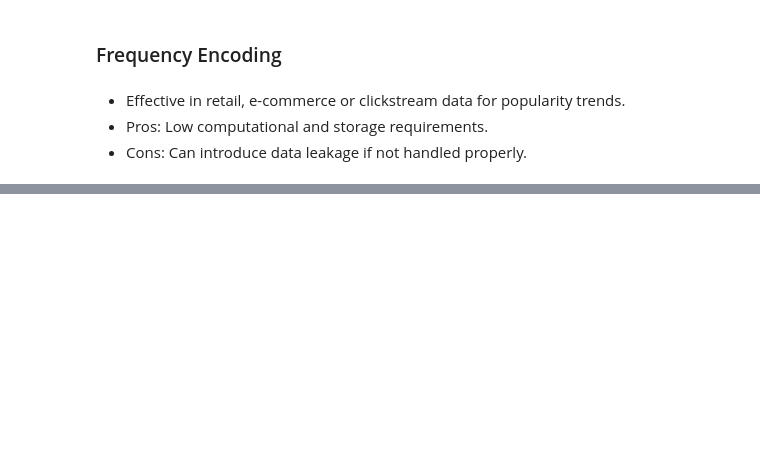
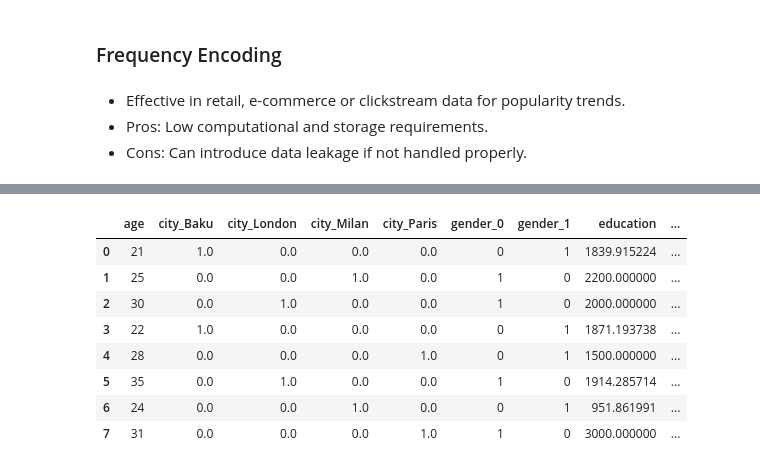
Before and after one commit to AliyarBhos/data-science-journey, a Jupyter notebook: 05_regression/02_regression_data_preparation/03_categorical_encoding.ipynb, the cells around one changed output, grey strips where cells are left out. Saved outputs shown, nothing was run; the diff lists cells and outputs as text; code cells hidden in the pictures; blank space fills up the shorter version.

```diff
--- a/05_regression/02_regression_data_preparation/03_categorical_encoding.ipynb
+++ b/05_regression/02_regression_data_preparation/03_categorical_encoding.ipynb
@@ -228,3 +228,5 @@ df_encoded
 * Cons: Can introduce data leakage if not handled properly.
 # %%
 from category_encoders import CountEncoder
+# %%
+df_encoded['job'] = CountEncoder().fit_transform(df_encoded['job'])
@@ -230,0 +245,12 @@ from category_encoders import CountEncoder
+# %%
+df_encoded
+# %% [output]
+|  | age | city_Baku | city_London | city_Milan | city_Paris | gender_0 | gender_1 | education | ... |
+| 0 | 21 | 1.0 | 0.0 | 0.0 | 0.0 | 0 | 1 | 1839.915224 | ... |
+| 1 | 25 | 0.0 | 0.0 | 1.0 | 0.0 | 1 | 0 | 2200.000000 | ... |
+| 2 | 30 | 0.0 | 1.0 | 0.0 | 0.0 | 1 | 0 | 2000.000000 | ... |
+| 3 | 22 | 1.0 | 0.0 | 0.0 | 0.0 | 0 | 1 | 1871.193738 | ... |
+| 4 | 28 | 0.0 | 0.0 | 0.0 | 1.0 | 0 | 1 | 1500.000000 | ... |
+| 5 | 35 | 0.0 | 1.0 | 0.0 | 0.0 | 1 | 0 | 1914.285714 | ... |
+| 6 | 24 | 0.0 | 0.0 | 1.0 | 0.0 | 0 | 1 | 951.861991 | ... |
+| 7 | 31 | 0.0 | 0.0 | 0.0 | 1.0 | 1 | 0 | 3000.000000 | ... |
```
Also changed, not shown: parts of 3 cells of this notebook.
